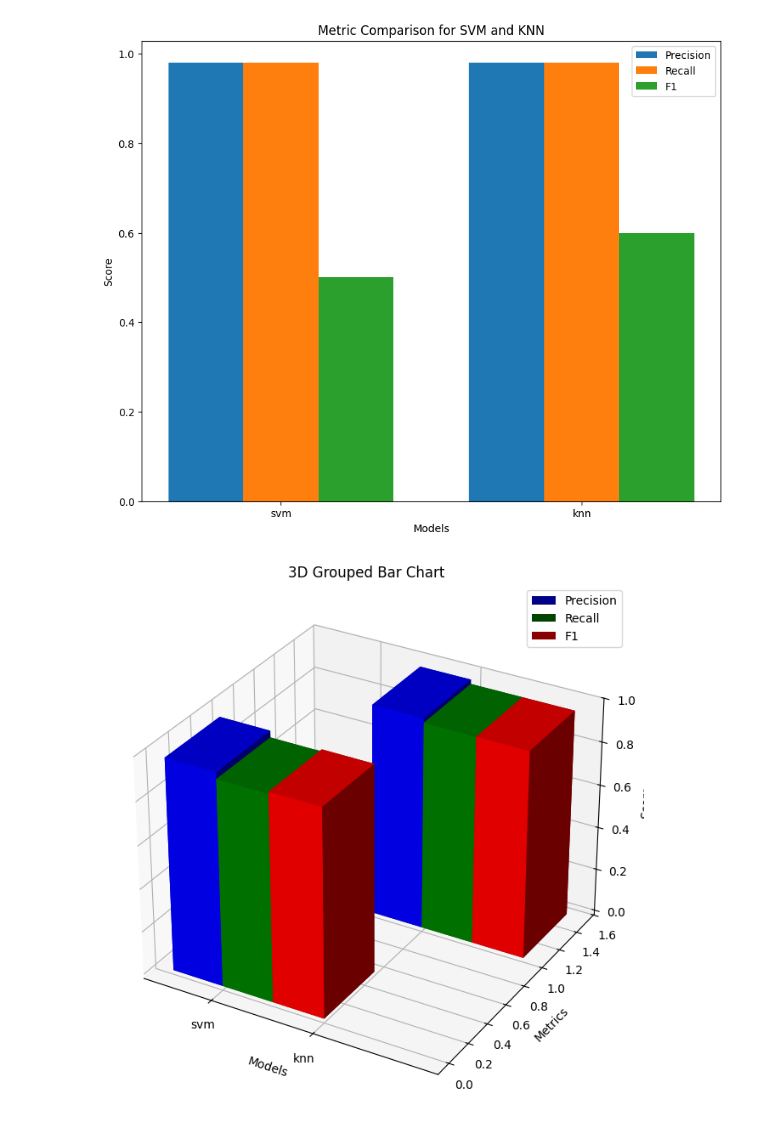
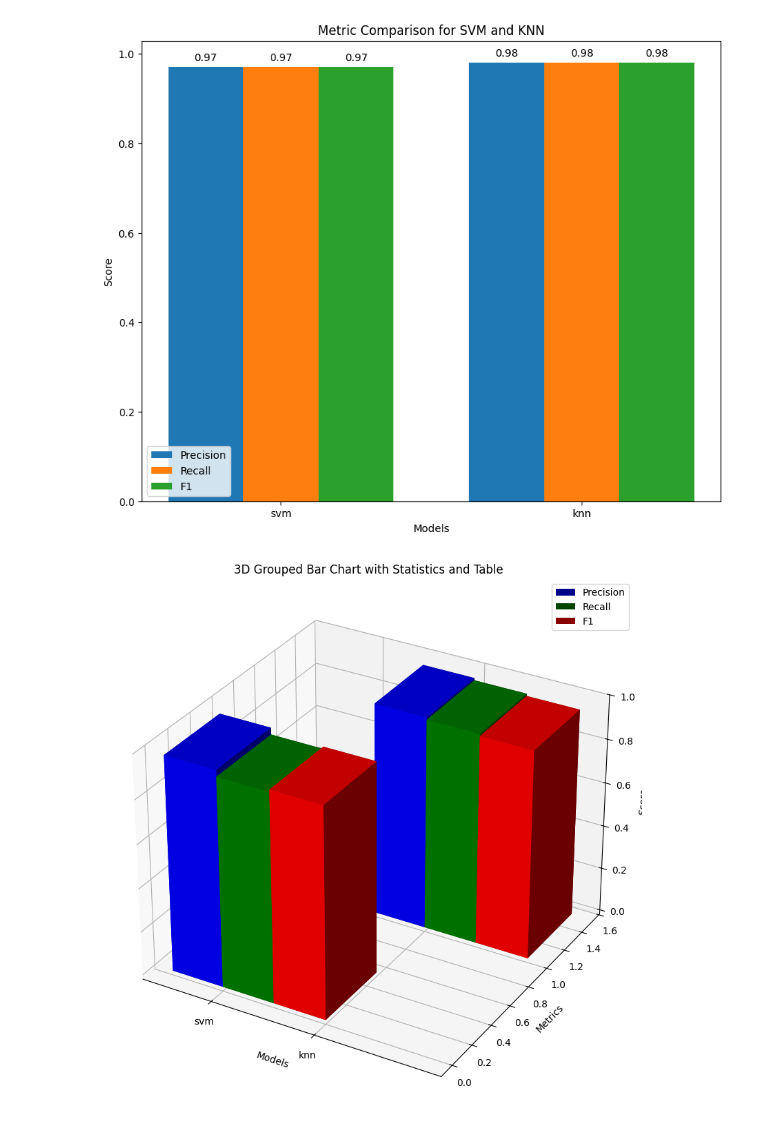
Before and after one commit to PrimeTimeTran/ml-classifiers, a Jupyter notebook: notebooks/overview.ipynb, the cells around one changed output. Drawn from its saved outputs; the diff is of its cells as text; code cells hidden in the pictures.

```diff
--- a/notebooks/overview.ipynb
+++ b/notebooks/overview.ipynb
@@ -1,45 +1,51 @@
 # %%
+import numpy as np
 import matplotlib.pyplot as plt
-import numpy as np
 
-# Data
-item_one = {'name': 'svm', 'precision': 0.98, 'recall': 0.98, 'f1': 0.50}
-item_two = {'name': 'knn', 'precision': 0.98, 'recall': 0.98, 'f1': 0.60}
+item_one = {'name': 'svm', 'precision': 0.97, 'recall': 0.97, 'f1': 0.97}
+item_two = {'name': 'knn', 'precision': 0.98, 'recall': 0.98, 'f1': 0.98}
 
 names = [item_one['name'], item_two['name']]
 precision_values = [item_one['precision'], item_two['precision']]
 recall_values = [item_one['recall'], item_two['recall']]
 f1_values = [item_one['f1'], item_two['f1']]
 
 num_items = len(names)
 bar_width = 0.25
 bar_offsets = np.arange(len(names)) * bar_width * 4
 
 ind = np.arange(num_items)
 
-# Plotting
 plt.figure(figsize=(10, 8))
 
-plt.bar(bar_offsets, precision_values, width=bar_width, label='Precision')
-plt.bar(bar_offsets + bar_width, recall_values, width=bar_width, label='Recall')
-plt.bar(bar_offsets + 2 * bar_width, f1_values, width=bar_width, label='F1')
+bars1 = plt.bar(bar_offsets, precision_values, width=bar_width, label='Precision')
+bars2 = plt.bar(bar_offsets + bar_width, recall_values, width=bar_width, label='Recall')
+bars3 = plt.bar(bar_offsets + 2 * bar_width, f1_values, width=bar_width, label='F1')
 
 plt.xlabel('Models')
 plt.ylabel('Score')
 plt.title('Metric Comparison for SVM and KNN')
 plt.xticks(bar_offsets + bar_width, names)
 plt.legend()
+
+def autolabel(bars):
+    for bar in bars:
+        yval = bar.get_height()
+        plt.text(bar.get_x() + bar.get_width() / 2, yval + 0.01, f'{yval:.2f}', ha='center', va='bottom', fontsize=10)
+
+autolabel(bars1)
+autolabel(bars2)
+autolabel(bars3)
+
 plt.show()
 # %% [output]
-[figure, old version]
+[figure, new version]
 # %%
+import numpy as np
 import matplotlib.pyplot as plt
-import numpy as np
-from mpl_toolkits.mplot3d import Axes3D
 
-# Data
 item_one = {'name': 'svm', 'precision': 0.98, 'recall': 0.95, 'f1': 0.96}
-item_two = {'name': 'knn', 'precision': 0.98, 'recall': 0.96, 'f1': 0.96}
+item_two = {'name': 'knn', 'precision': 0.97, 'recall': 0.96, 'f1': 0.95}
 
 names = [item_one['name'], item_two['name']]
 precision_values = [item_one['precision'], item_two['precision']]
@@ -47,42 +53,50 @@ recall_values = [item_one['recall'], item_two['recall']]
 f1_values = [item_one['f1'], item_two['f1']]
 
 num_items = len(names)
-bar_width = 0.5  # Width of each bar
-bar_offsets = np.arange(len(names)) * bar_width * 2  # Adjust offset to position bars for each metric
+bar_width = 0.5
+bar_offsets = np.arange(len(names)) * bar_width * 2
 
-# Plotting
-fig = plt.figure(figsize=(10, 8))
+fig = plt.figure(figsize=(12, 10))
 ax = fig.add_subplot(111, projection='3d')
 
-# Bar heights (metric values)
 precision_heights = precision_values
 recall_heights = recall_values
 f1_heights = f1_values
 
-# X positions for bars
 x_pos_precision = bar_offsets
 x_pos_recall = bar_offsets + bar_width
 x_pos_f1 = bar_offsets + 2 * bar_width
 
-# Y positions for bars (model names)
 y_pos = np.arange(num_items)
 
-# Plot bars
-ax.bar3d(x_pos_precision, y_pos, np.zeros(num_items), bar_width, bar_width, precision_heights, label='Precision', color='b', zsort='average')
-ax.bar3d(x_pos_recall, y_pos, np.zeros(num_items), bar_width, bar_width, recall_heights, label='Recall', color='g', zsort='average')
-ax.bar3d(x_pos_f1, y_pos, np.zeros(num_items), bar_width, bar_width, f1_heights, label='F1', color='r', zsort='average')
+precision_bars = ax.bar3d(x_pos_precision, y_pos, np.zeros(num_items), bar_width, bar_width, precision_heights, label='Precision', color='b', zsort='average')
+recall_bars = ax.bar3d(x_pos_recall, y_pos, np.zeros(num_items), bar_width, bar_width, recall_heights, label='Recall', color='g', zsort='average')
+f1_bars = ax.bar3d(x_pos_f1, y_pos, np.zeros(num_items), bar_width, bar_width, f1_heights, label='F1', color='r', zsort='average')
 
-# Set labels and title
 ax.set_xlabel('Models')
 ax.set_ylabel('Metrics')
 ax.set_zlabel('Score')
-ax.set_title('3D Grouped Bar Chart')
+ax.set_title('3D Grouped Bar Chart with Statistics and Table')
 
-# Set ticks and legend
 ax.set_xticks(bar_offsets + bar_width)
 ax.set_xticklabels(names)
 ax.legend()
 
+# for index, value in enumerate(precision_bars):
+#     plt.text(value - 5, index, f'{value}', va='center', ha='right', color='white')
+
+
+# table_data = [
+#     ['Model', 'Precision', 'Recall', 'F1'],
+#     [item_one['name'], item_one['precision'], item_one['recall'], item_one['f1']],
+#     [item_two['name'], item_two['precision'], item_two['recall'], item_two['f1']]
+# ]
+
+# table = ax.table(cellText=table_data, loc='bottom', cellLoc='center', colLabels=True)
+# table.auto_set_font_size(False)
+# table.set_fontsize(10)
+# table.scale(1, 1.5)
+
 plt.show()
 # %% [output]
-[figure, old version]
+[figure, new version]
```
